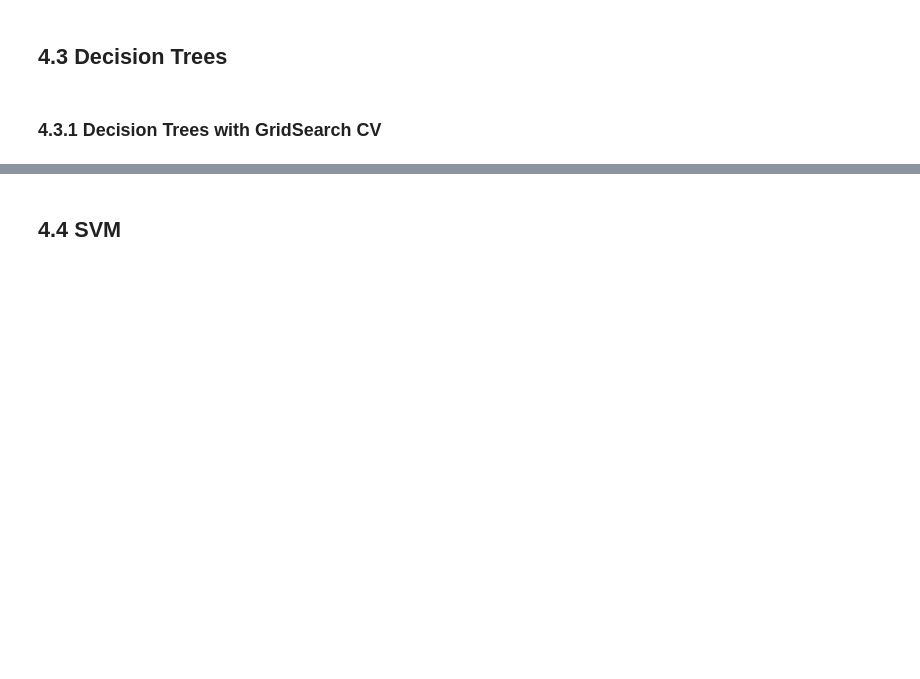
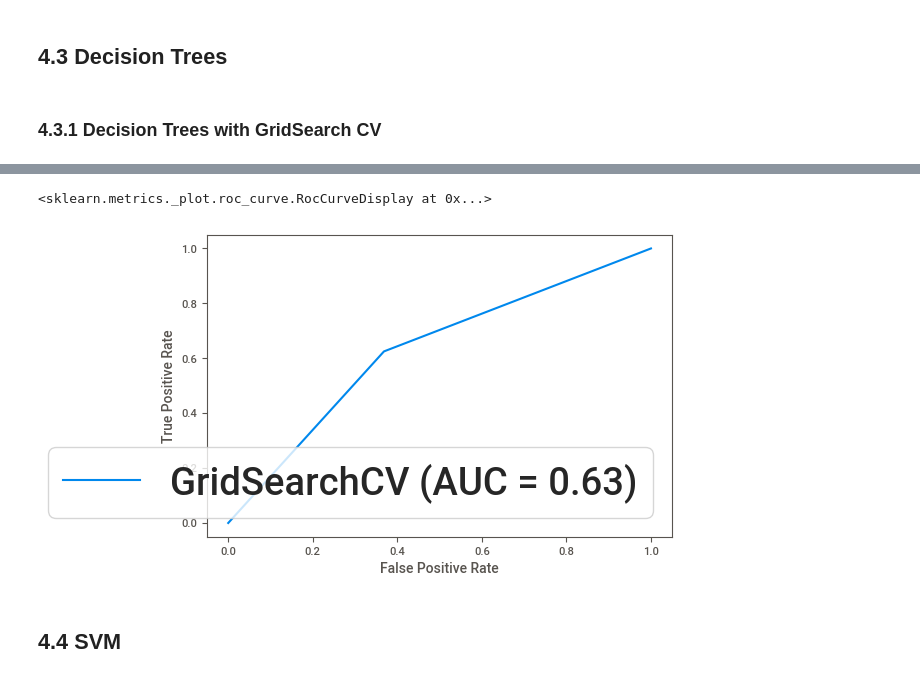
Before and after one commit to jbEmanuel/Machine_Course, a Jupyter notebook: Breast_Cancer_Classification.ipynb, the cells around one changed output, grey strips where cells are left out. Cells and saved outputs as stored; diff of their text form; code cells hidden in the pictures; blank space fills up the shorter version.

```diff
--- a/Breast_Cancer_Classification.ipynb
+++ b/Breast_Cancer_Classification.ipynb
@@ -574,3 +677,9 @@ conf_matrix_dct_gs = plot_confusion_matrix(y_pred, y_test)
+# %%
+# plot roc curve
+plot_roc_curve(dctr_gs, X_test_std, y_test)
+# %% [output]
+<sklearn.metrics._plot.roc_curve.RocCurveDisplay at 0x...>
+[figure, added]
 # %% [markdown]
 ## 4.4 SVM
 # %% [markdown]
```
Also changed, not shown: parts of 17 cells of this notebook.
